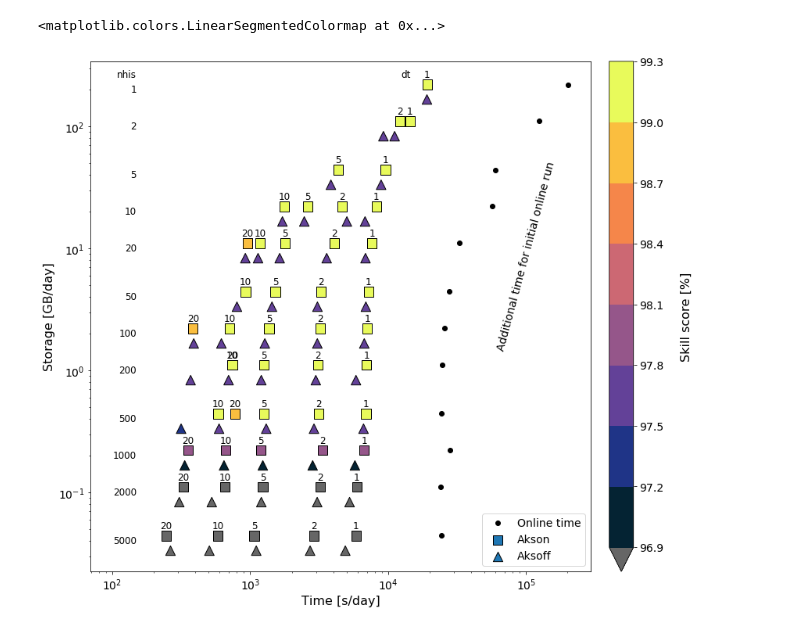
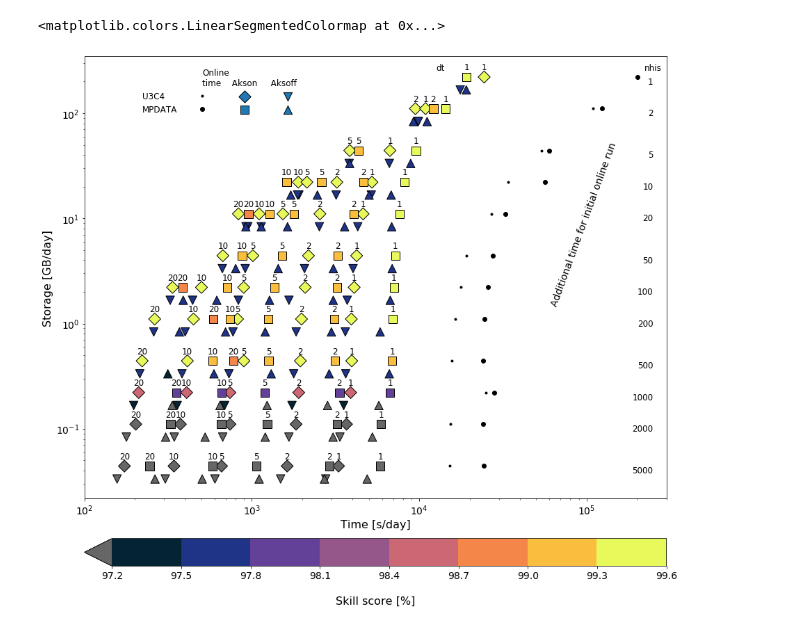
Before and after one commit to kthyng/offline_analysis, a Jupyter notebook: calc.ipynb, the cells around one changed output. Drawn from its saved outputs; the diff is of its cells as text; code cells hidden in the pictures.

Commit message:
have decent drafts on figures

```diff
--- a/calc.ipynb
+++ b/calc.ipynb
@@ -1261,0 +1057,3 @@ def calc_storage(LmMm, N, num3d, nbytes):#, nhis):
+# %%
+locsont = glob('%s/output_ss/*/nhis1/oil_03_???' % baseon)
+locsont
@@ -1352,6 +1242,17 @@ for ids, File in zip(idxlist, Files):
 dft['nhis'] = dft.index.get_level_values(0)  # for convenience later
 dft['t [s/day]'] = dft['comptime [s]']/ndays
 dft['dt'] = dft.index.get_level_values(1)  # for convenience later
+
+# shift one data point over so it will be visible in the plot
+dft.loc[(200,20,'MPDATA','off','on'),['t [s/day]']] -= 150
+dft.loc[(10,5,'U3C4','off','on'),['t [s/day]']] += 200
+dft.loc[(10,10,'MPDATA','off','on'),['t [s/day]']] -= 150
+dft.loc[(20,10,'U3C4','off','on'),['t [s/day]']] += 150
+dft.loc[(20,10,'MPDATA','off','on'),['t [s/day]']] += 100
+dft.loc[(20,20,'U3C4','off','on'),['t [s/day]']] -= 100
+dft.loc[(50,10,'MPDATA','off','on'),['t [s/day]']] -= 50
+dft.loc[(1000,10,'U3C4','off','on'),['t [s/day]']] += 25
+dft.loc[(500,5,'U3C4','off','on'),['t [s/day]']] += 100
 # %%
 dft.query('advect=="MPDATA" and aks=="on"')
 # %% [output]
@@ -1381,77 +1294,90 @@ dft.query('advect=="MPDATA" and aks=="na" and kind=="on"')
 # %%
-# from matplotlib import cm
-# cmap = cmo.deep_r
-# cmap = cm.get_cmap(cmap, 2)
-
 
 import cmocean.tools
 ncons = 8
 cmap = cmo.thermal
 rgb = cmap(np.linspace(0,1,ncons))
 cmap = cmocean.tools.cmap(rgb, N=ncons)
-vmax = 99.3; vmin = 96.9  # to make even contour bounds
+vmax = 99.6; vmin = 97.2  # to make even contour bounds
 
 cmap
 # %% [output]
 <matplotlib.colors.LinearSegmentedColormap at 0x...>
 # %%
+fig, ax = plt.subplots(1,1,figsize=(15,15))
 
-subon = dft.query('advect=="MPDATA" and aks=="on" and kind=="off"')
-sub = dft.query('advect=="MPDATA" and aks=="off" and kind=="off"')
-# vmax = 99.3; vmin = 96.9  # to make even contour bounds
-# vmin = dtf['ss'].min(); vmax = dtf['ss'].max()
-fig, ax = plt.subplots(1,1,figsize=(14,12))
+subonU = dft.query('advect=="U3C4" and aks=="on" and kind=="off"')
+ax.scatter(subonU['t [s/day]'], subonU['storage [GB/day]'], c=subonU['ss'], s=ms, cmap=cmap, marker='D',
+           vmin=vmin, vmax=vmax, edgecolors='k', label=' ')  # Akson
 
-ax.scatter(subon['t [s/day]'], subon['storage [GB/day]'], c=subon['ss'], s=ms, cmap=cmap, marker='s',
-           vmin=vmin, vmax=vmax, edgecolors='k', label='Akson')#, norm=colors.LogNorm())
+subonM = dft.query('advect=="MPDATA" and aks=="on" and kind=="off"')
+ax.scatter(subonM['t [s/day]'], subonM['storage [GB/day]'], c=subonM['ss'], s=ms, cmap=cmap, marker='s',
+           vmin=vmin, vmax=vmax, edgecolors='k', label=' ')  # Akson
 
-mappable = ax.scatter(sub['t [s/day]'], sub['storage [GB/day]'], c=sub['ss'], s=ms, cmap=cmap, marker='^',
-                      vmin=vmin, vmax=vmax, edgecolors='k', label='Aksoff')#, norm=colors.LogNorm())
+subU = dft.query('advect=="U3C4" and aks=="off" and kind=="off"')
+mappable = ax.scatter(subU['t [s/day]'], subU['storage [GB/day]'], c=subU['ss'], s=ms, cmap=cmap, marker='v',
+                      vmin=vmin, vmax=vmax, edgecolors='k', label=' ')  # Aksoff
+
+subM = dft.query('advect=="MPDATA" and aks=="off" and kind=="off"')
+mappable = ax.scatter(subM['t [s/day]'], subM['storage [GB/day]'], c=subM['ss'], s=ms, cmap=cmap, marker='^',
+                      vmin=vmin, vmax=vmax, edgecolors='k', label=' ')  # Aksoff
+
 ax.set_yscale('log')
 ax.set_xscale('log')
 
 
 ax.set_xlabel('Time [s/day]', fontsize=fsb)
 ax.set_ylabel('Storage [GB/day]', fontsize=fsb)
 
-cb = fig.colorbar(mappable, pad=0.03, ticks=np.linspace(vmin, vmax, ncons+1), extend='min', ax=ax)
+cb = fig.colorbar(mappable, pad=0.07, ticks=np.linspace(vmin, vmax, ncons+1), extend='min',
+                  ax=ax, orientation='horizontal')
 mappable.cmap.set_under('0.4')
 cb.set_label('\nSkill score [%]', fontsize=fsb)
 cb.ax.tick_params(labelsize=fsm)
 
 ax.tick_params(labelsize=fsm)
 
-# ax.set_xlim(30,1e10)
+ax.set_xlim(100,3e5)
 # ax.set_ylim(0.01, 350)
 
 # Loop over rows when the nhis value changes create text annotations.
 i = 0
-loops = np.unique(subon[['storage [GB/day]','nhis']].values, axis=0)
+xnhis = 2.5e5
+loops = np.unique(subonU[['storage [GB/day]','nhis']].values, axis=0)
 for y, z in loops:
     i+=1
     if i==len(loops):
-        text = ax.text(150, y*1.1, 'nhis', ha="right", va="bottom", color="k", fontsize=fss)
-    text = ax.text(150, y, '%i'%z, ha="right", va="top", color="k", fontsize=fss)
+        text = ax.text(xnhis, y*1.1, 'nhis', ha="center", va="bottom", color="k", fontsize=fss)
+    text = ax.text(xnhis, y, '%i'%z, ha="right", va="top", color="k", fontsize=fss)
 
-loops = subon[['t [s/day]','storage [GB/day]','dt','nhis']].values
-# i =0
+
+loops = subonU[['t [s/day]','storage [GB/day]','dt','nhis']].values
 for x, y, z, nhis in loops:
-#     if i==0:
+#     if z==1 and nhis==1:
+#         text = ax.text(x*0.7, y*1.1, 'dt', ha="center", va="bottom", color="k", fontsize=fss)
+    text = ax.text(x, y*1.12, '%i'%z, ha="center", va="bottom", color="k", fontsize=fss)
+loops = subonM[['t [s/day]','storage [GB/day]','dt','nhis']].values
+for x, y, z, nhis in loops:
     if z==1 and nhis==1:
         text = ax.text(x*0.7, y*1.1, 'dt', ha="center", va="bottom", color="k", fontsize=fss)
-#         i+=1
-    text = ax.text(x, y*1.1, '%i'%z, ha="center", va="bottom", color="k", fontsize=fss)
+    text = ax.text(x, y*1.12, '%i'%z, ha="center", va="bottom", color="k", fontsize=fss)
 
+dfts = dft.query('advect=="U3C4" and aks=="na" and kind=="on"')
+ax.loglog(dfts['t [s/day]'], dfts['storage [GB/day]'], 'k', marker='.', ls='', label=' ')  # online time
 dfts = dft.query('advect=="MPDATA" and aks=="na" and kind=="on"')
-ax.loglog(dfts['t [s/day]'], dfts['storage [GB/day]'], 'k', marker='o', ls='', label='Online time')
+ax.loglog(dfts['t [s/day]'], dfts['storage [GB/day]'], 'k', marker='o', ls='', label=' ')  # online time
 
-ax.legend(loc='lower right', fontsize=fsm)
+ax.legend(loc='upper left', bbox_to_anchor=(0.175, 0.99), fontsize=fss, ncol=3,
+          title='Online\ntime    Akson     Aksoff', framealpha=0, title_fontsize=fss)
+ax.text(0.1, 0.92, 'U3C4', transform=ax.transAxes, fontsize=fss,
+        horizontalalignment='left', verticalalignment='top')
+ax.text(0.1, 0.89, 'MPDATA', transform=ax.transAxes, fontsize=fss,
+        horizontalalignment='left', verticalalignment='top')
 
-
-ax.text(6e4, 1.5, 'Additional time for initial online run', rotation=75, fontsize=fsm)
+ax.text(6e4, 1.5, 'Additional time for initial online run', rotation=70, fontsize=fsm);
 
 fig.savefig('figures/sum_low.png', bbox_inches='tight', dpi=100)
 fig.savefig('figures/sum.png', bbox_inches='tight', dpi=300)
 fig.savefig('figures/sum.pdf', bbox_inches='tight')
 # %% [output]
-[figure, old version]
+[figure, new version]
```
Also changed, not shown: parts of 94 cells of this notebook.
